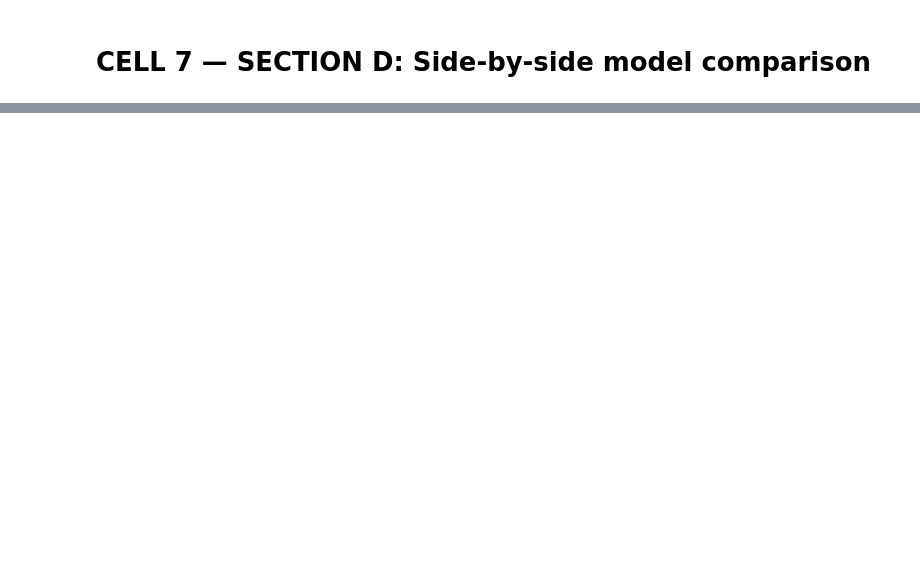
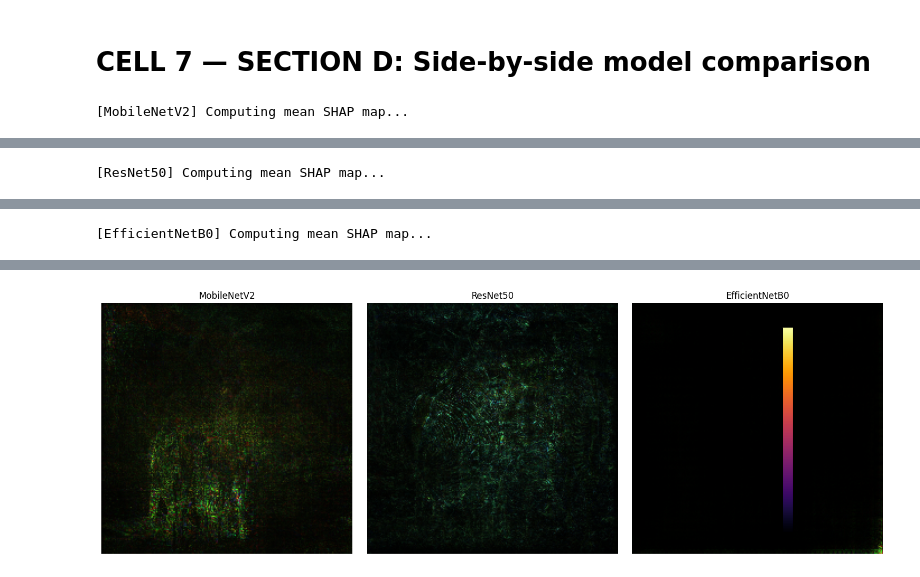
Before and after one commit to JCNEE/E-Commerce-Image-Classification, a Jupyter notebook: notebooks/SHAP_analysis.ipynb, the cells around one changed output, grey strips where cells are left out. Cells and saved outputs as stored; diff of their text form; code cells hidden in the pictures; blank space fills up the shorter version.

```diff
--- a/notebooks/SHAP_analysis.ipynb
+++ b/notebooks/SHAP_analysis.ipynb
@@ -166,4 +275,37 @@ axes[1].imshow(mean_shap, cmap="inferno", alpha=0.5)
 # %% [markdown]
 # CELL 7 — SECTION D: Side‑by‑side model comparison
 # %%
-im = ax.imshow(mean_shap, cmap="inferno", vmin=0, vmax=vmax)
+# Cell 7 — Side‑by‑side model comparison with per‑model normalization
+
+fig, axes = plt.subplots(1, len(MODELS), figsize=(15, 5))
+
+mean_maps = {}
+for model_name, model_path in MODELS.items():
+    if not os.path.exists(model_path):
+        print(f"[SKIP] {model_name}: {model_path} not found")
+        continue
+
+    print(f"[{model_name}] Computing mean SHAP map...")
+    model = tf.keras.models.load_model(model_path)
+    shap_vals = run_shap_cnn(model, background, sample_imgs)
+    tf.keras.backend.clear_session()
+
+    # Collapse samples + channels → shape (224,224)
+    mean_map = np.mean(np.abs(shap_vals), axis=(0, -1))
+
+    # Normalize per model for visibility
+    mean_map /= np.max(mean_map)
+
+    mean_maps[model_name] = mean_map
+
+# Plot each model’s normalized mean SHAP
+for ax, (model_name, mean_map) in zip(axes, mean_maps.items()):
+    im = ax.imshow(mean_map, cmap="inferno", vmin=0, vmax=1)  # fixed scale [0,1]
+    ax.set_title(model_name)
+    ax.axis("off")
+
+fig.colorbar(im, ax=axes.ravel().tolist(), fraction=0.046, pad=0.04)
+plt.tight_layout()
+plt.show()
+# %% [output]
+[MobileNetV2] Computing mean SHAP map...
@@ -169,0 +313 @@ im = ax.imshow(mean_shap, cmap="inferno", vmin=0, vmax=vmax)
+[ResNet50] Computing mean SHAP map...
@@ -169,0 +315 @@ im = ax.imshow(mean_shap, cmap="inferno", vmin=0, vmax=vmax)
+[EfficientNetB0] Computing mean SHAP map...
@@ -169,0 +317 @@ im = ax.imshow(mean_shap, cmap="inferno", vmin=0, vmax=vmax)
+[figure, added]
```
Also changed, not shown: parts of 9 cells of this notebook.
